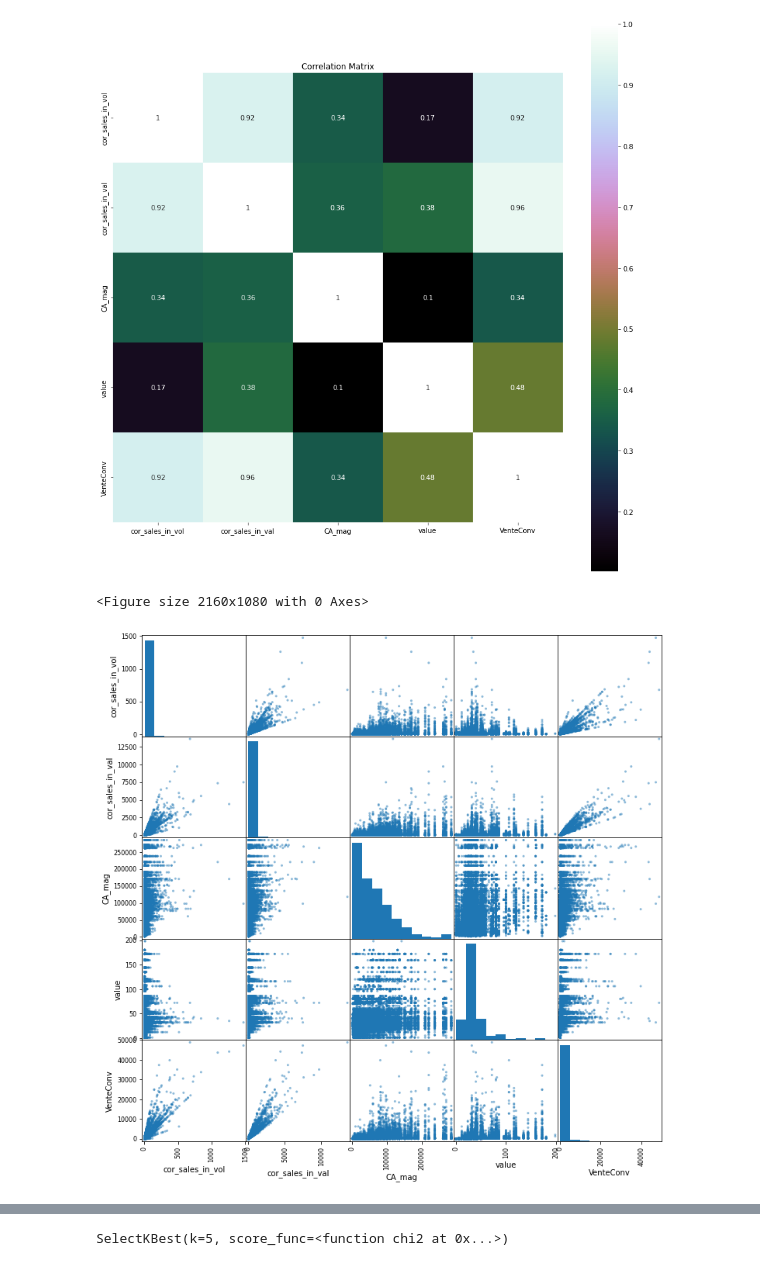
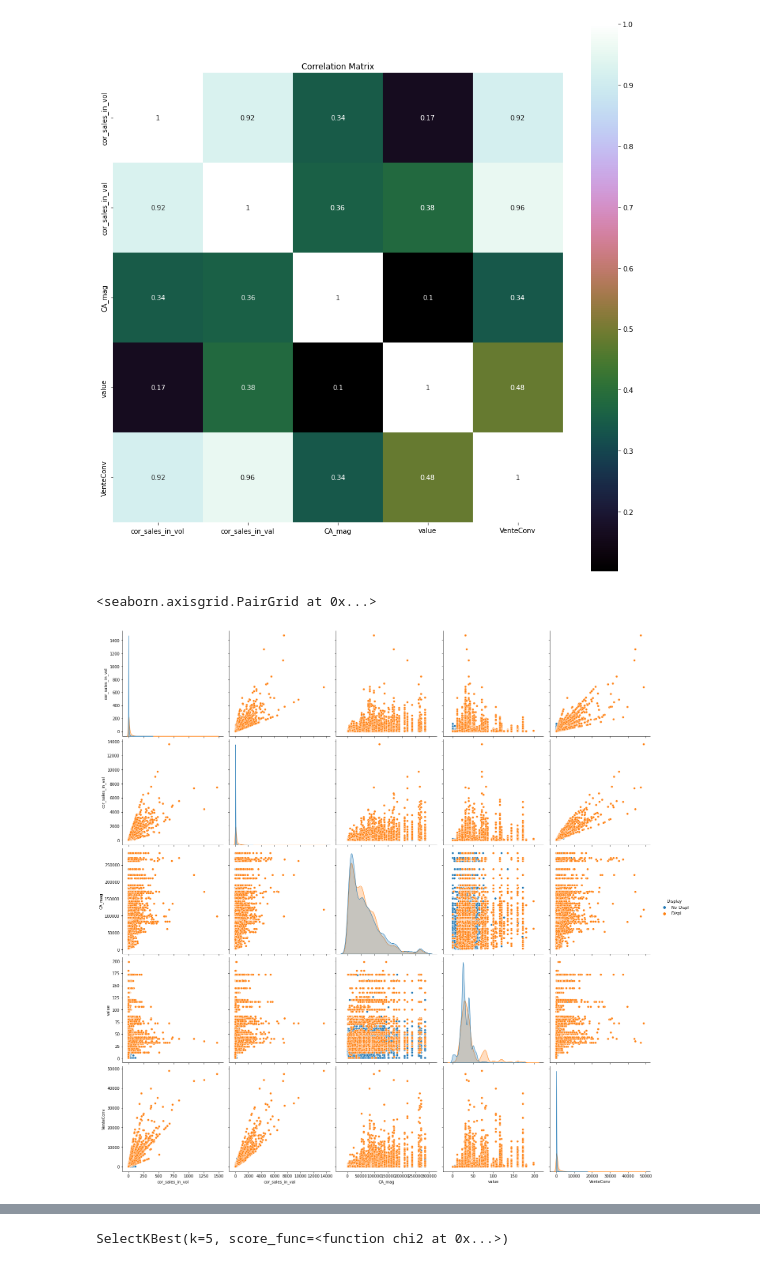
Before and after one commit to Hamid-abdellaoui/classification_modelling, a Jupyter notebook: rr copy.ipynb, the cells around one changed output, grey strips where cells are left out. Saved outputs shown, nothing was run; the diff lists cells and outputs as text; code cells hidden in the pictures.

```diff
--- a/rr copy.ipynb
+++ b/rr copy.ipynb
@@ -231,14 +220,13 @@ sns.heatmap(correlation, vmax=1, square=True,annot=True,cmap='cubehelix')
 # %% [output]
 <AxesSubplot:title={'center':'Correlation Matrix'}>
 [figure]
-# %%
-# Scatterplot Matrix
-from pandas.plotting import scatter_matrix
-pyplot.figure(figsize=(30,15))
-scatter_matrix(dataset,figsize=(12,12))
-pyplot.show()
-# %% [output]
-<Figure size 2160x1080 with 0 Axes>
-[figure, removed]
+# %%
+# Scatterplot Matrix
+from pandas.plotting import scatter_matrix
+import matplotlib as plt
+sns.pairplot(dataset, kind="scatter", hue="Display", plot_kws=dict(s=30, edgecolor="white", linewidth=0.5),height=4)
+# %% [output]
+<seaborn.axisgrid.PairGrid at 0x...>
+[figure, added]
 # %% [markdown]
 <a id='3'></a>
```
Also changed, not shown: parts of 43 cells of this notebook, 2 other files.
